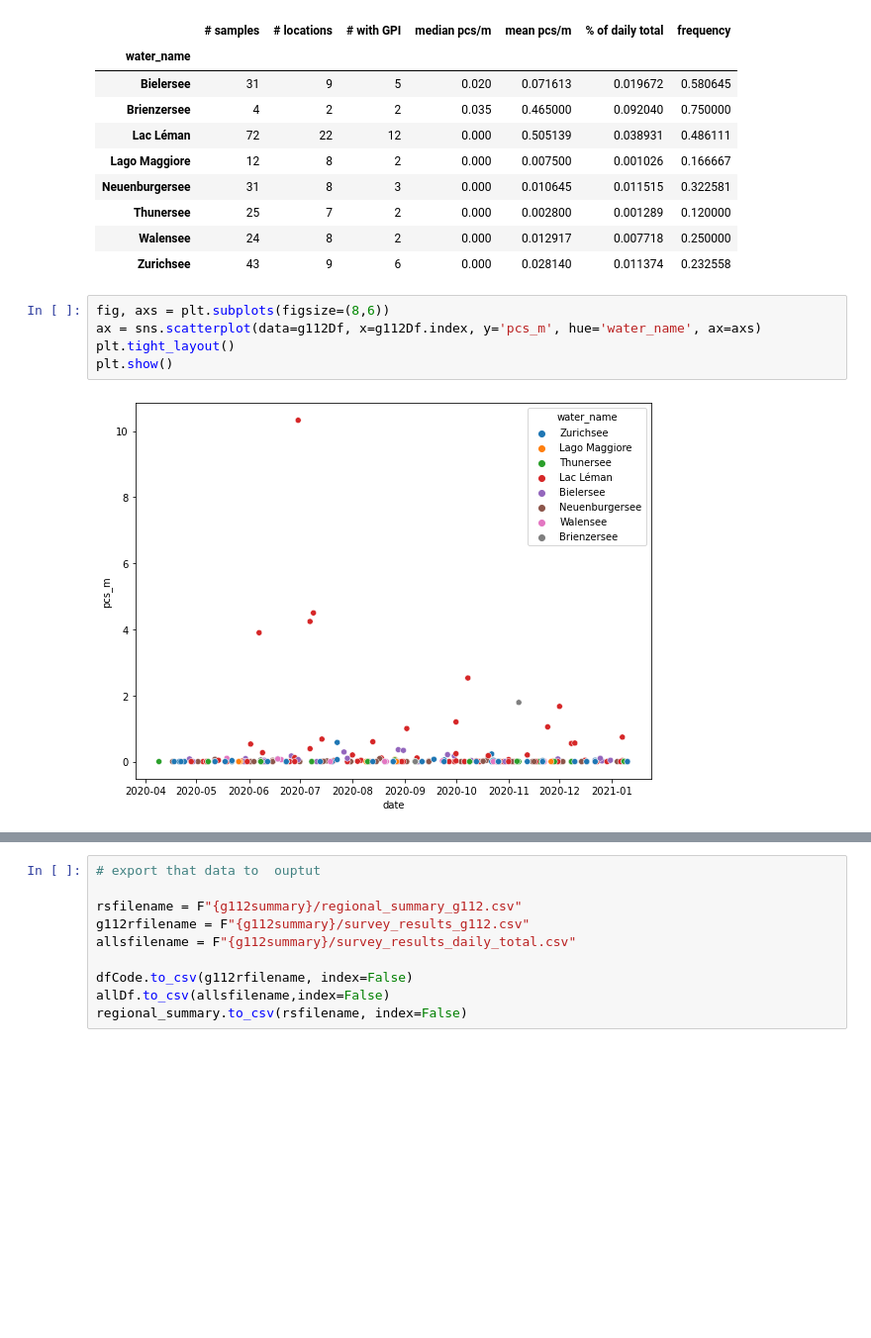
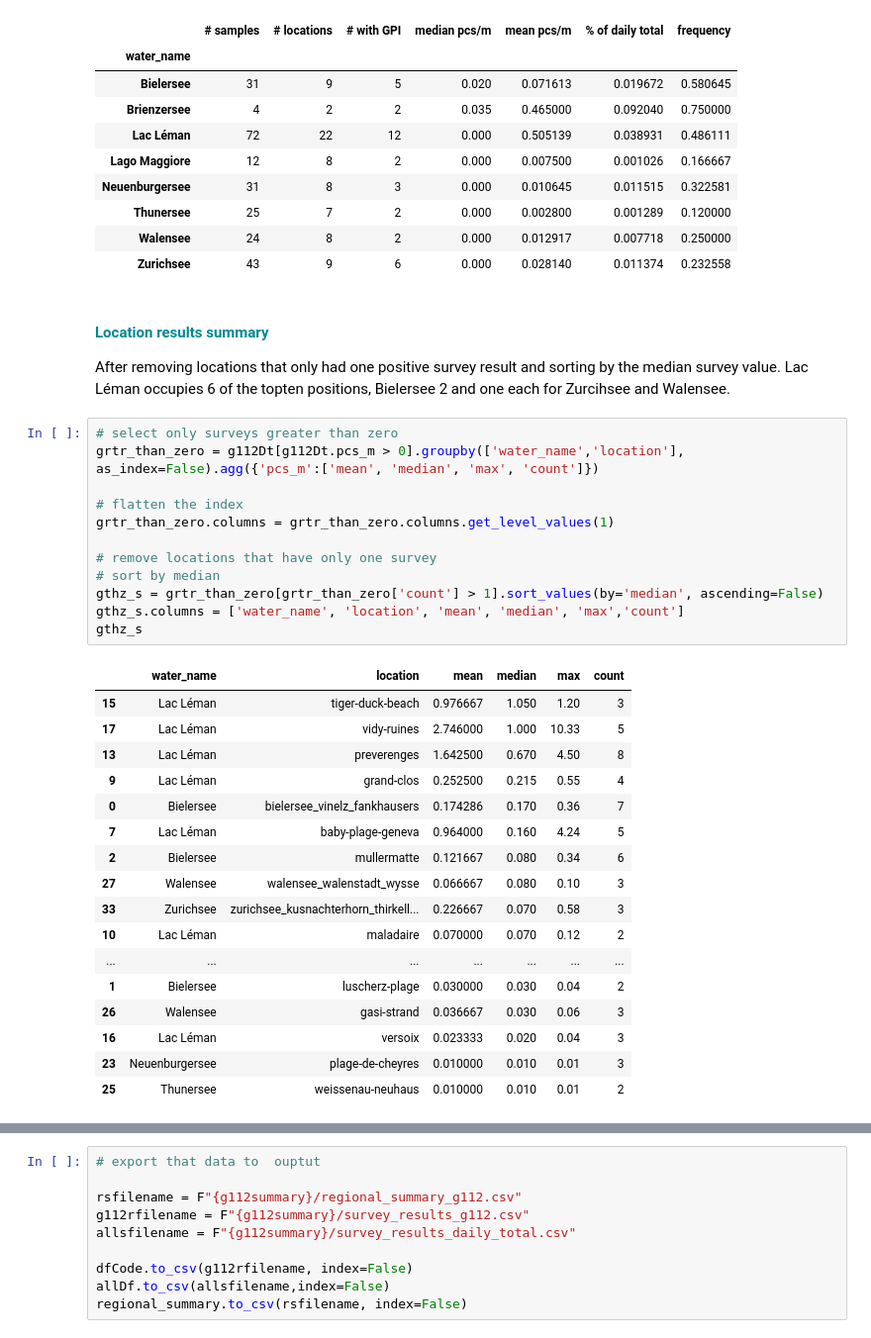
Before and after one commit to hammerdirt-analyst/iqals, a Jupyter notebook: g112_summary.ipynb, the cells around one changed output, grey strips where cells are left out. Shown at 99% size. Saved outputs shown, nothing was run; the diff lists cells and outputs as text; blank space fills up the shorter version.

```diff
--- a/g112_summary.ipynb
+++ b/g112_summary.ipynb
@@ -280,10 +280,37 @@ regional_summary
 | Thunersee | 25 | 7 | 2 | 0.000 | 0.002800 | 0.001289 | 0.120000 |
 | Walensee | 24 | 8 | 2 | 0.000 | 0.012917 | 0.007718 | 0.250000 |
 | Zurichsee | 43 | 9 | 6 | 0.000 | 0.028140 | 0.011374 | 0.232558 |
-# %%
-fig, axs = plt.subplots(figsize=(8,6))
-ax = sns.scatterplot(data=g112Df, x=g112Df.index, y='pcs_m', hue='water_name', ax=axs)
-plt.tight_layout()
-plt.show()
-# %% [output]
-[figure, removed]
+# %% [markdown]
+#### **<span style="color:#008891">Location results summary</span>**
+
+After removing locations that only had one positive survey result and sorting by the median survey value. Lac Léman occupies 6 of the topten positions, Bielersee 2 and one each for Zurcihsee and Walensee.
+# %%
+# select only surveys greater than zero
+grtr_than_zero = g112Dt[g112Dt.pcs_m > 0].groupby(['water_name','location'], as_index=False).agg({'pcs_m':['mean', 'median', 'max', 'count']})
+
+# flatten the index
+grtr_than_zero.columns = grtr_than_zero.columns.get_level_values(1)
+
+# remove locations that have only one survey
+# sort by median
+gthz_s = grtr_than_zero[grtr_than_zero['count'] > 1].sort_values(by='median', ascending=False)
+gthz_s.columns = ['water_name', 'location', 'mean', 'median', 'max','count']
+gthz_s
+# %% [output]
+|  | water_name | location | mean | median | max | count |
+| 15 | Lac Léman | tiger-duck-beach | 0.976667 | 1.050 | 1.20 | 3 |
+| 17 | Lac Léman | vidy-ruines | 2.746000 | 1.000 | 10.33 | 5 |
+| 13 | Lac Léman | preverenges | 1.642500 | 0.670 | 4.50 | 8 |
+| 9 | Lac Léman | grand-clos | 0.252500 | 0.215 | 0.55 | 4 |
+| 0 | Bielersee | bielersee_vinelz_fankhausers | 0.174286 | 0.170 | 0.36 | 7 |
+| 7 | Lac Léman | baby-plage-geneva | 0.964000 | 0.160 | 4.24 | 5 |
+| 2 | Bielersee | mullermatte | 0.121667 | 0.080 | 0.34 | 6 |
+| 27 | Walensee | walensee_walenstadt_wysse | 0.066667 | 0.080 | 0.10 | 3 |
+| 33 | Zurichsee | zurichsee_kusnachterhorn_thirkell... | 0.226667 | 0.070 | 0.58 | 3 |
+| 10 | Lac Léman | maladaire | 0.070000 | 0.070 | 0.12 | 2 |
+| ... | ... | ... | ... | ... | ... | ... |
+| 1 | Bielersee | luscherz-plage | 0.030000 | 0.030 | 0.04 | 2 |
+| 26 | Walensee | gasi-strand | 0.036667 | 0.030 | 0.06 | 3 |
+| 16 | Lac Léman | versoix | 0.023333 | 0.020 | 0.04 | 3 |
+| 23 | Neuenburgersee | plage-de-cheyres | 0.010000 | 0.010 | 0.01 | 3 |
+| 25 | Thunersee | weissenau-neuhaus | 0.010000 | 0.010 | 0.01 | 2 |
```
Also changed, not shown: parts of 3 cells of this notebook, 1 other file.
